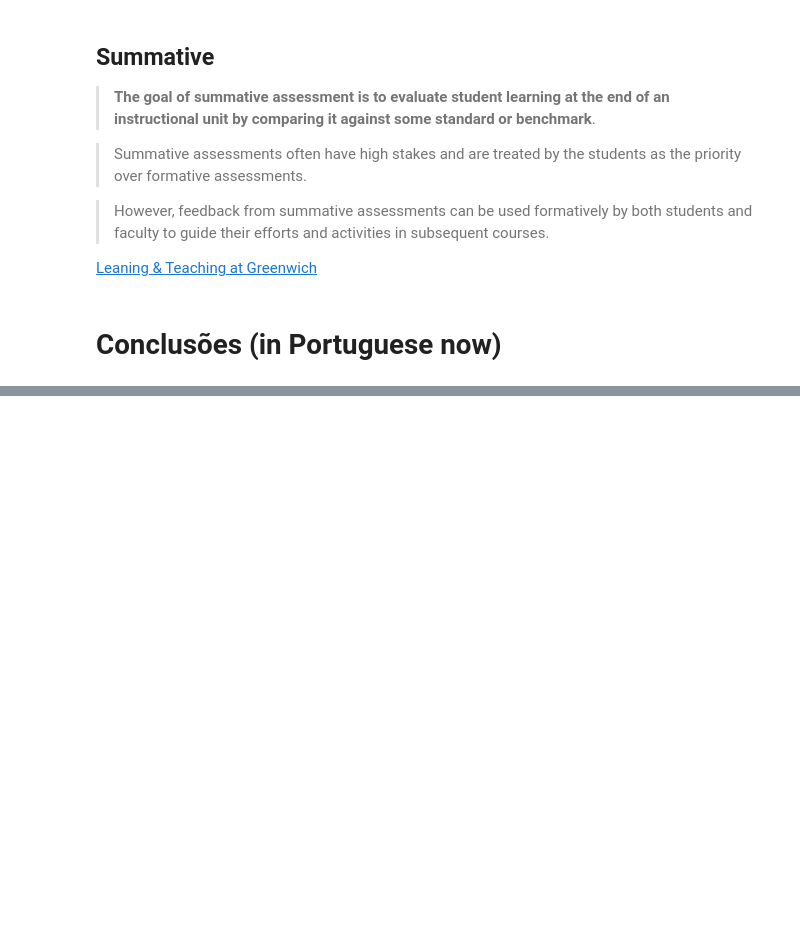
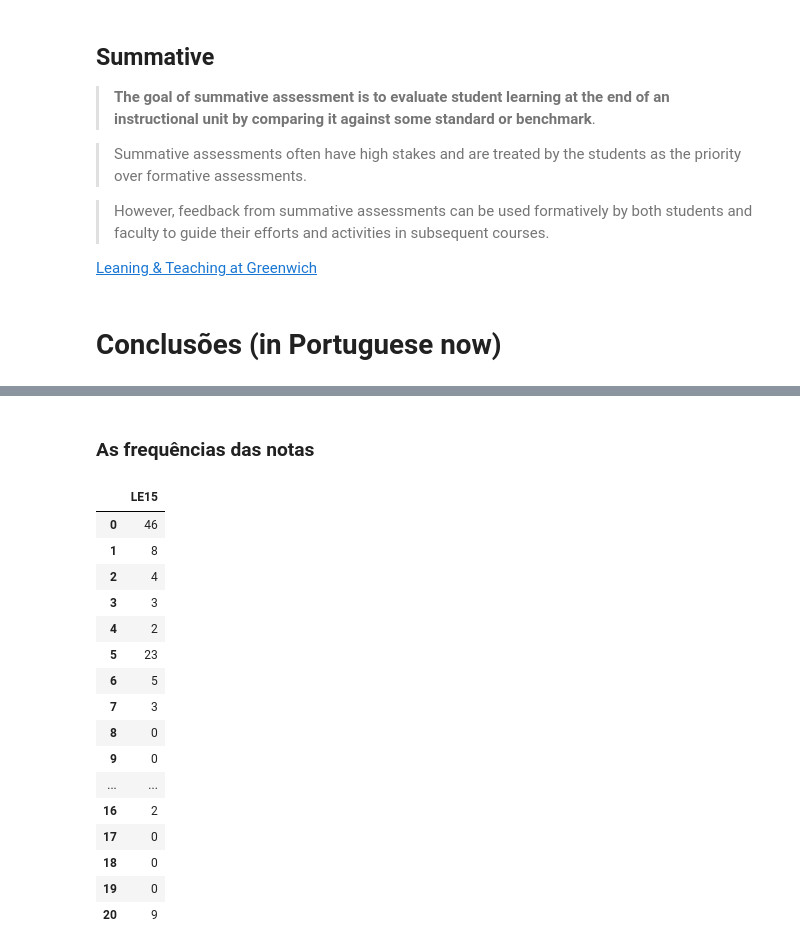
Before and after one commit to fpro-feup/public, a Jupyter notebook: midterm_analysis.ipynb, the cells around one changed output, grey strips where cells are left out. Drawn from its saved outputs; the diff is of its cells as text; code cells hidden in the pictures; blank space fills up the shorter version.

```diff
--- a/midterm_analysis.ipynb
+++ b/midterm_analysis.ipynb
@@ -120,0 +189,26 @@ df['LE'].plot(kind='area', title='Cristal clear!', xticks=[0, 4, 8, 12, 16, 20])
+# %% [markdown]
+### As frequências das notas
+# %%
+grades15 = {
+   'LE15': [46, 8, 4, 3, 2, 23, 5, 3, 0, 0, 38, 7, 2, 0, 0, 25, 2, 0, 0, 0, 9]
+}
+df15 = pd.DataFrame(grades15)
+df15
+# %% [output]
+|  | LE15 |
+| 0 | 46 |
+| 1 | 8 |
+| 2 | 4 |
+| 3 | 3 |
+| 4 | 2 |
+| 5 | 23 |
+| 6 | 5 |
+| 7 | 3 |
+| 8 | 0 |
+| 9 | 0 |
+| ... | ... |
+| 16 | 2 |
+| 17 | 0 |
+| 18 | 0 |
+| 19 | 0 |
+| 20 | 9 |
```
Also changed, not shown: parts of 24 cells of this notebook.
